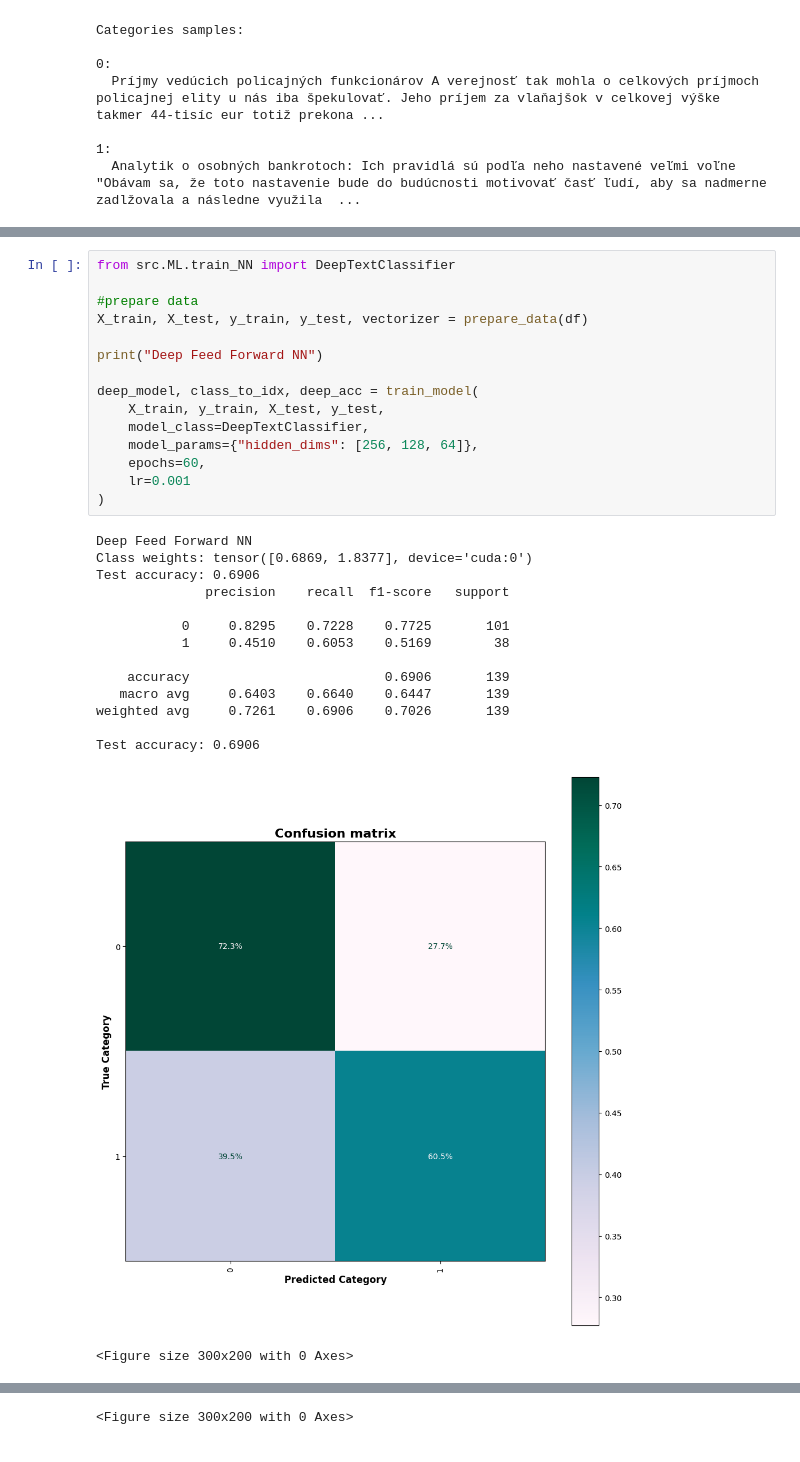
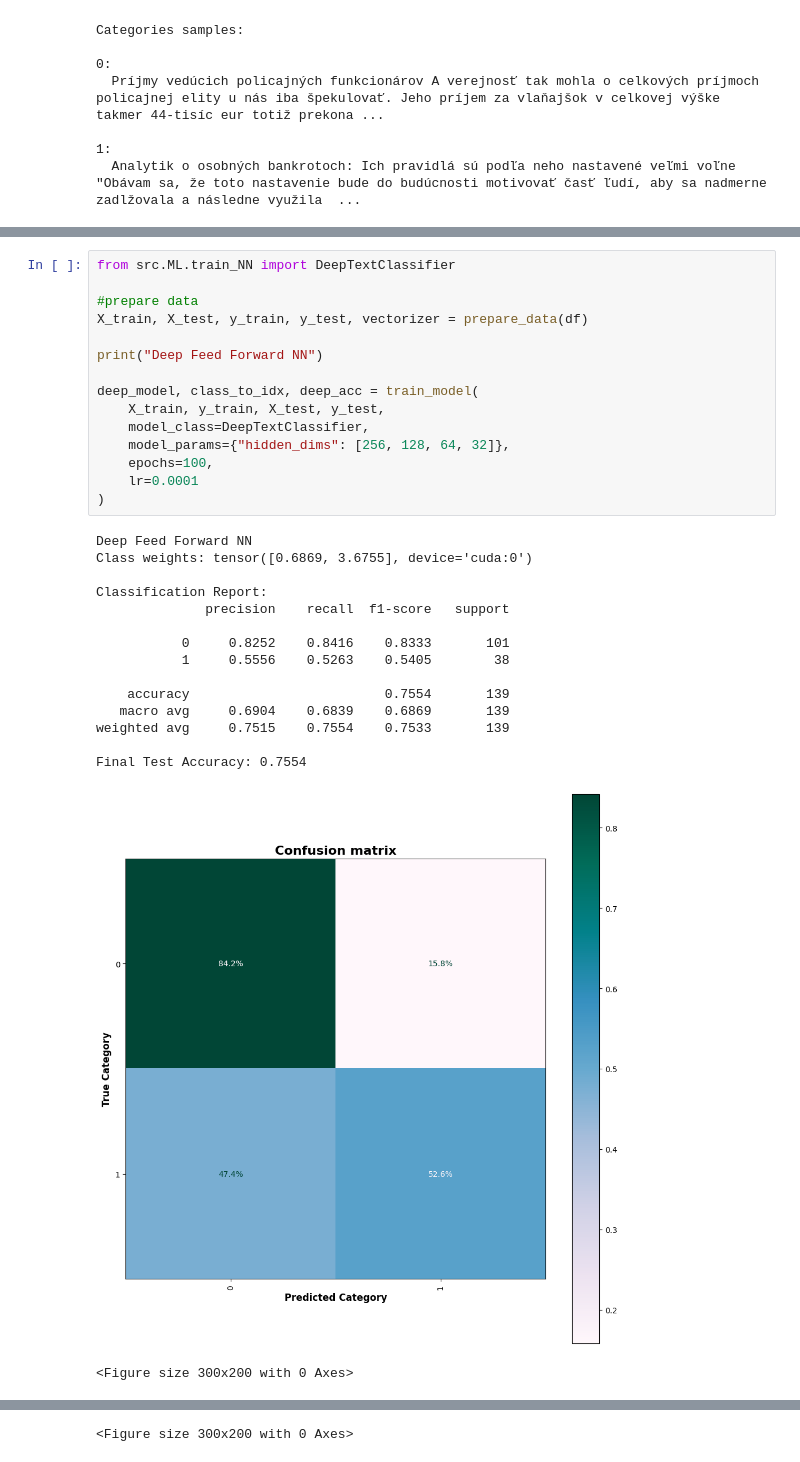
Before and after one commit to kubanova-z/Bachelors-thesis, a Jupyter notebook: neural_network.ipynb, the cells around one changed output, grey strips where cells are left out. Drawn from its saved outputs; the diff is of its cells as text.

Commit message:
Neural network - class weights, sampling, combination of both

```diff
--- a/neural_network.ipynb
+++ b/neural_network.ipynb
@@ -67,31 +68,32 @@ Test accuracy: 0.7266
 # %%
 from src.ML.train_NN import DeepTextClassifier
 
 #prepare data
 X_train, X_test, y_train, y_test, vectorizer = prepare_data(df)
 
 print("Deep Feed Forward NN")
 
 deep_model, class_to_idx, deep_acc = train_model(
     X_train, y_train, X_test, y_test,
     model_class=DeepTextClassifier,
-    model_params={"hidden_dims": [256, 128, 64]},
-    epochs=60,
-    lr=0.001
+    model_params={"hidden_dims": [256, 128, 64, 32]},
+    epochs=100,
+    lr=0.0001
 )
 # %% [output]
 Deep Feed Forward NN
-Class weights: tensor([0.6869, 1.8377], device='cuda:0')
-Test accuracy: 0.6906
+Class weights: tensor([0.6869, 3.6755], device='cuda:0')
+
+Classification Report:
               precision    recall  f1-score   support
 
-           0     0.8295    0.7228    0.7725       101
-           1     0.4510    0.6053    0.5169        38
+           0     0.8252    0.8416    0.8333       101
+           1     0.5556    0.5263    0.5405        38
 
-    accuracy                         0.6906       139
-   macro avg     0.6403    0.6640    0.6447       139
-weighted avg     0.7261    0.6906    0.7026       139
+    accuracy                         0.7554       139
+   macro avg     0.6904    0.6839    0.6869       139
+weighted avg     0.7515    0.7554    0.7533       139
 
-Test accuracy: 0.6906
+Final Test Accuracy: 0.7554
-[figure, old version]
+[figure, new version]
 <Figure size 300x200 with 0 Axes>
```
Also changed, not shown: parts of 7 cells of this notebook, 2 other files.
